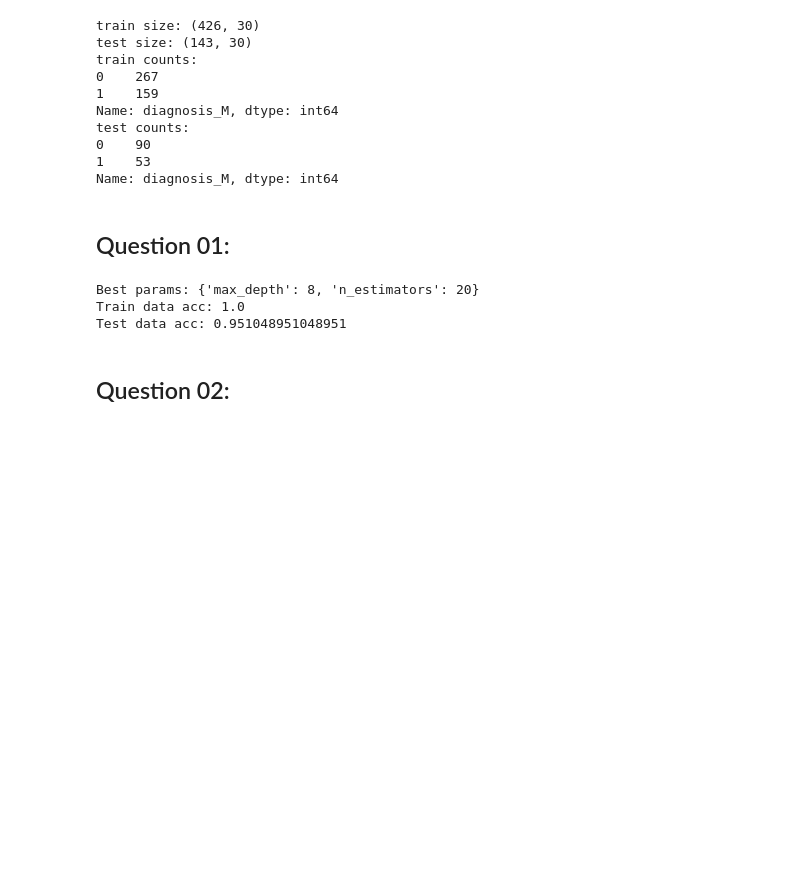
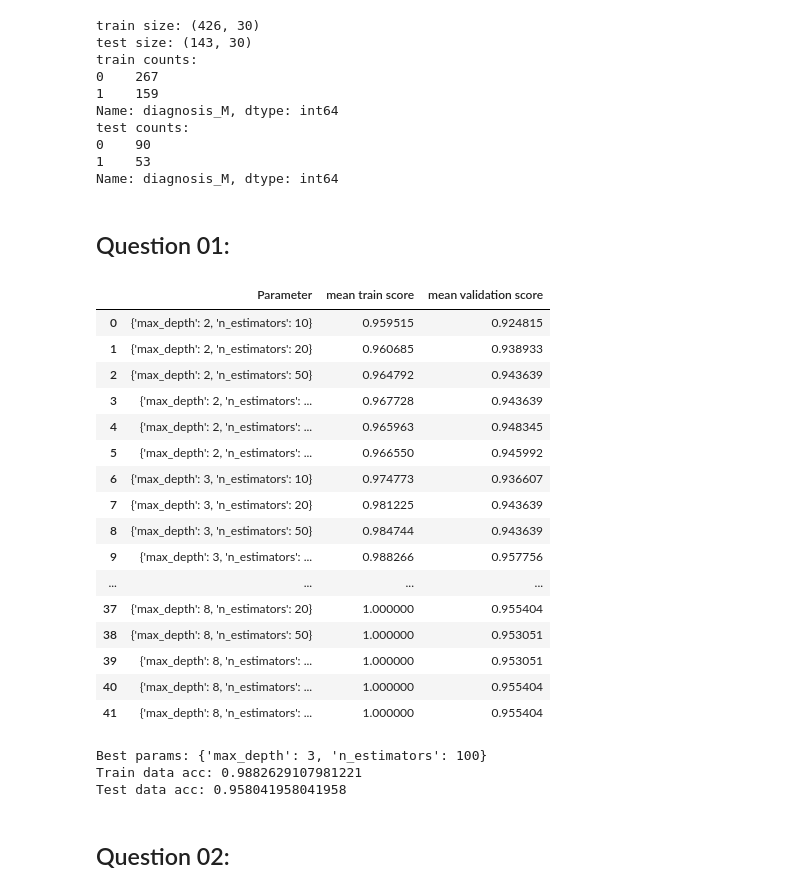
Before and after one commit to DanielJuravski/ml4hc, a Jupyter notebook: ex03/ex03.ipynb, the cells around one changed output. Saved outputs shown, nothing was run; the diff lists cells and outputs as text; code cells hidden in the pictures; blank space fills up the shorter version.

```diff
--- a/ex03/ex03.ipynb
+++ b/ex03/ex03.ipynb
@@ -57,27 +57,50 @@ Name: diagnosis_M, dtype: int64
 # %%
 from sklearn import ensemble
 from sklearn.model_selection import GridSearchCV
-from IPython import display
+from IPython.display import display, HTML
 
-parameters = {'n_estimators': (10, 20, 50, 100, 200, 500, 1000, 2000, 5000, 10000, 15000),
+parameters = {'n_estimators': (10, 20, 50, 100, 200, 500),
               'max_depth': (2, 3, 4, 5, 6, 7, 8)}
-parameters = {'n_estimators': (20, 50),
-              'max_depth': (4, 6, 8)}
+# parameters = {'n_estimators': (20, 50),
+#               'max_depth': (4, 6, 8)}
 
-clf = ensemble.RandomForestClassifier(random_state=2)
+clf = ensemble.RandomForestClassifier(random_state=1)
 classifiers = GridSearchCV(clf, parameters, scoring='accuracy', return_train_score=True)
 classifiers.fit(train_x, train_y)
+
+train_process_results = pd.DataFrame(list(zip(classifiers.cv_results_['params'],
+                                              classifiers.cv_results_['mean_train_score'],
+                                              classifiers.cv_results_['mean_test_score'])),
+                                     columns=["Parameter", "mean train score", "mean validation score"])
+display(HTML(train_process_results.to_html()))
 
 print("Best params: {0}".format(classifiers.best_params_))
 best_rf = classifiers.best_estimator_
 
 y_pred = best_rf.score(train_x, train_y)
 y_test_pred = best_rf.score(test_x, test_y)
 print("Train data acc: {0}".format(y_pred))
 print("Test data acc: {0}".format(y_test_pred))
 # %% [output]
+|  | Parameter | mean train score | mean validation score |
+| 0 | {'max_depth': 2, 'n_estimators': 10} | 0.959515 | 0.924815 |
+| 1 | {'max_depth': 2, 'n_estimators': 20} | 0.960685 | 0.938933 |
+| 2 | {'max_depth': 2, 'n_estimators': 50} | 0.964792 | 0.943639 |
+| 3 | {'max_depth': 2, 'n_estimators': ... | 0.967728 | 0.943639 |
+| 4 | {'max_depth': 2, 'n_estimators': ... | 0.965963 | 0.948345 |
+| 5 | {'max_depth': 2, 'n_estimators': ... | 0.966550 | 0.945992 |
+| 6 | {'max_depth': 3, 'n_estimators': 10} | 0.974773 | 0.936607 |
+| 7 | {'max_depth': 3, 'n_estimators': 20} | 0.981225 | 0.943639 |
+| 8 | {'max_depth': 3, 'n_estimators': 50} | 0.984744 | 0.943639 |
+| 9 | {'max_depth': 3, 'n_estimators': ... | 0.988266 | 0.957756 |
+| ... | ... | ... | ... |
+| 37 | {'max_depth': 8, 'n_estimators': 20} | 1.000000 | 0.955404 |
+| 38 | {'max_depth': 8, 'n_estimators': 50} | 1.000000 | 0.953051 |
+| 39 | {'max_depth': 8, 'n_estimators': ... | 1.000000 | 0.953051 |
+| 40 | {'max_depth': 8, 'n_estimators': ... | 1.000000 | 0.955404 |
+| 41 | {'max_depth': 8, 'n_estimators': ... | 1.000000 | 0.955404 |
-Best params: {'max_depth': 8, 'n_estimators': 20}
-Train data acc: 1.0
-Test data acc: 0.951048951048951
+Best params: {'max_depth': 3, 'n_estimators': 100}
+Train data acc: 0.9882629107981221
+Test data acc: 0.958041958041958
 # %% [markdown]
 ## Question 02:
```
Also changed, not shown: parts of 9 cells of this notebook, 1 other file.
